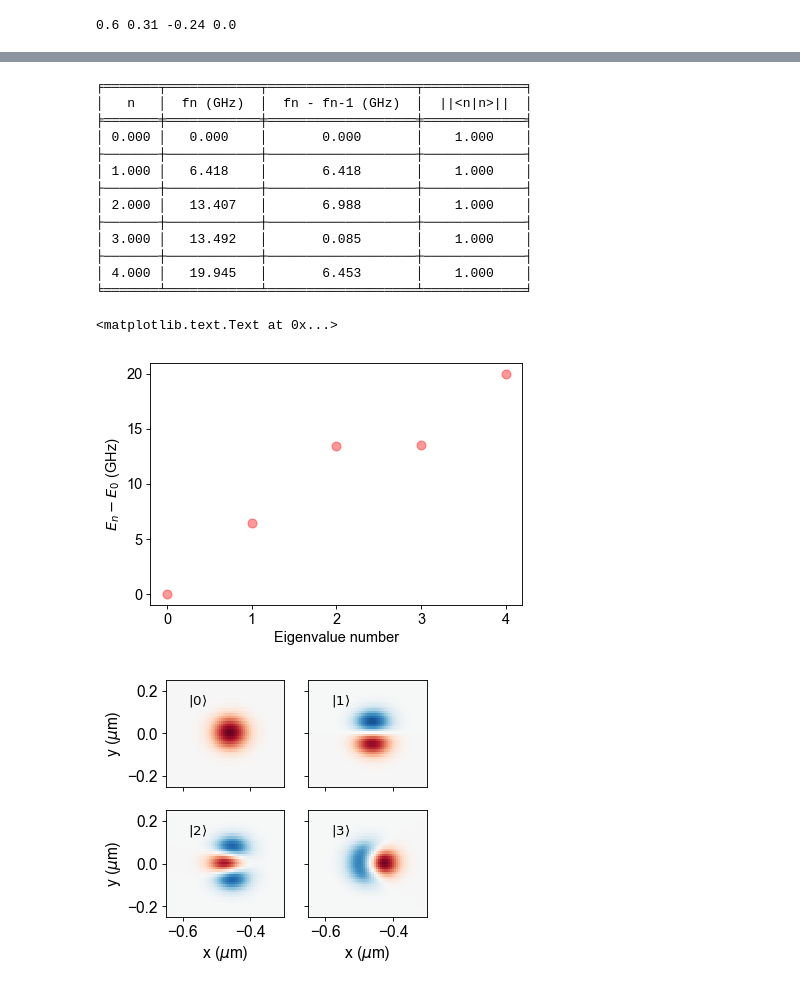
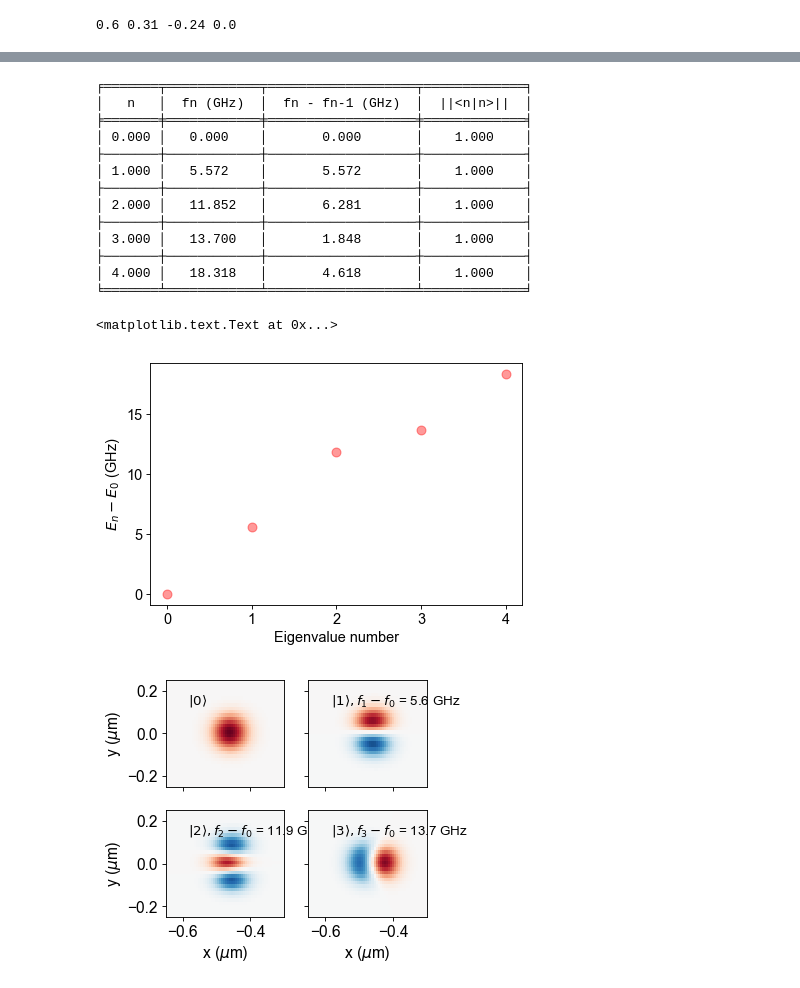
Before and after one commit to gkoolstra/ipython-notebooks, a Jupyter notebook: 20180219 - Generate 2D SE wavefunctions.ipynb, the cells around one changed output, grey strips where cells are left out. Drawn from its saved outputs; the diff is of its cells as text; code cells hidden in the pictures.

```diff
--- a/20180219 - Generate 2D SE wavefunctions.ipynb
+++ b/20180219 - Generate 2D SE wavefunctions.ipynb
@@ -78,7 +78,7 @@ fs.set_dc_interpolator(Vres, Vtrap, Vrg, Vtg)
 Npts = 501
 
 x = np.linspace(-1.5E-6, 1.5E-6, Npts)
-y = np.linspace(-3E-6, 3E-6, Npts)
+y = np.linspace(-4E-6, 4E-6, Npts)
 
 X, Y = np.meshgrid(x, y)
 
@@ -121,13 +121,13 @@ print(tabulate(np.array([np.arange(N_evals), (mode_frequencies)/1E9,
 ╞═══════╪════════════╪═══════════════════╪═════════════╡
 │ 0.000 │   0.000    │       0.000       │    1.000    │
 ├───────┼────────────┼───────────────────┼─────────────┤
-│ 1.000 │   6.418    │       6.418       │    1.000    │
+│ 1.000 │   5.572    │       5.572       │    1.000    │
 ├───────┼────────────┼───────────────────┼─────────────┤
-│ 2.000 │   13.407   │       6.988       │    1.000    │
+│ 2.000 │   11.852   │       6.281       │    1.000    │
 ├───────┼────────────┼───────────────────┼─────────────┤
-│ 3.000 │   13.492   │       0.085       │    1.000    │
+│ 3.000 │   13.700   │       1.848       │    1.000    │
 ├───────┼────────────┼───────────────────┼─────────────┤
-│ 4.000 │   19.945   │       6.453       │    1.000    │
+│ 4.000 │   18.318   │       4.618       │    1.000    │
 ╘═══════╧════════════╧═══════════════════╧═════════════╛
 # %%
 plt.figure()
@@ -136,7 +136,7 @@ plt.xlabel("Eigenvalue number")
 plt.ylabel("$E_n - E_0$ (GHz)")
 # %% [output]
 <matplotlib.text.Text at 0x...>
-[figure, old version]
+[figure, new version]
 # %%
 savepath=r"S:\Gerwin\Electron on helium\Papers\2017 - Circuit QED with a single electron on helium\Figure 4"
 # %%
@@ -153,37 +153,37 @@ for i in range(0, 4):
     yeh = plt.pcolormesh(el.x * 1E6, el.y * 1E6, Psis[i], cmap=plt.cm.RdBu_r, vmin=cmin, vmax=cmax)
     if 0:
         plt.plot(X[min_idx] * 1E6, Y[min_idx] * 1E6, 'o', color='black', label="Classical minimum")
         plt.legend(loc=0, prop={"size" : 10}, frameon=False)
 
-#     if i == 0:
-#         plt.plot([], [], label=r"$|%d \rangle$" % i)
-#     else:
-#         plt.plot([], [], label=r"$|%d \rangle, f_{%d}-f_0$ = %.1f GHz" % (i, i, (mode_frequencies[i] - mode_frequencies[0])/1E9))
-    plt.plot([], [], label=r"$|%d \rangle$" % i)
+    if i == 0:
+        plt.plot([], [], label=r"$|%d \rangle$" % i)
+    else:
+        plt.plot([], [], label=r"$|%d \rangle, f_{%d}-f_0$ = %.1f GHz" % (i, i, (mode_frequencies[i] - mode_frequencies[0])/1E9))
+#     plt.plot([], [], label=r"$|%d \rangle$" % i)
 
     leg = plt.legend(loc=2, frameon=False, prop={"size" : 12}, handlelength=0)
 #     plt.title("Mode #%d | %.3f GHz" % (i, (mode_frequencies[i] - mode_frequencies[0])/1E9))
 #     plt.hlines(0.0, -0.75, -0.25, linestyles='--', color='k', alpha=0.5)
     if i >= 2:
         plt.xlabel("x ($\mu$m)")
     else:
         ax = plt.gca()
         ax.axes.get_xaxis().set_ticklabels([])
     if i in [0, 2]:
         plt.ylabel("y ($\mu$m)")
     else:
         ax = plt.gca()
         ax.axes.get_yaxis().set_ticklabels([])
 
     plt.xlim(-0.65, -0.3)
     plt.ylim(-0.25, 0.25)
 
 # ysize = 0.75
 # xsize = 0.025
 # cbar_ax = fig.add_axes([0.95, (1-ysize)/2., xsize, ysize])
 # fig.colorbar(yeh, cax=cbar_ax)
 
 fig.tight_layout()
-fig.savefig(os.path.join(savepath, "007_wave_functions.png"), dpi=300)
+# fig.savefig(os.path.join(savepath, "007_wave_functions.png"), dpi=300)
 # %% [output]
-[figure, old version]
+[figure, new version]
```
Also changed, not shown: parts of 3 cells of this notebook, 1 other file.
